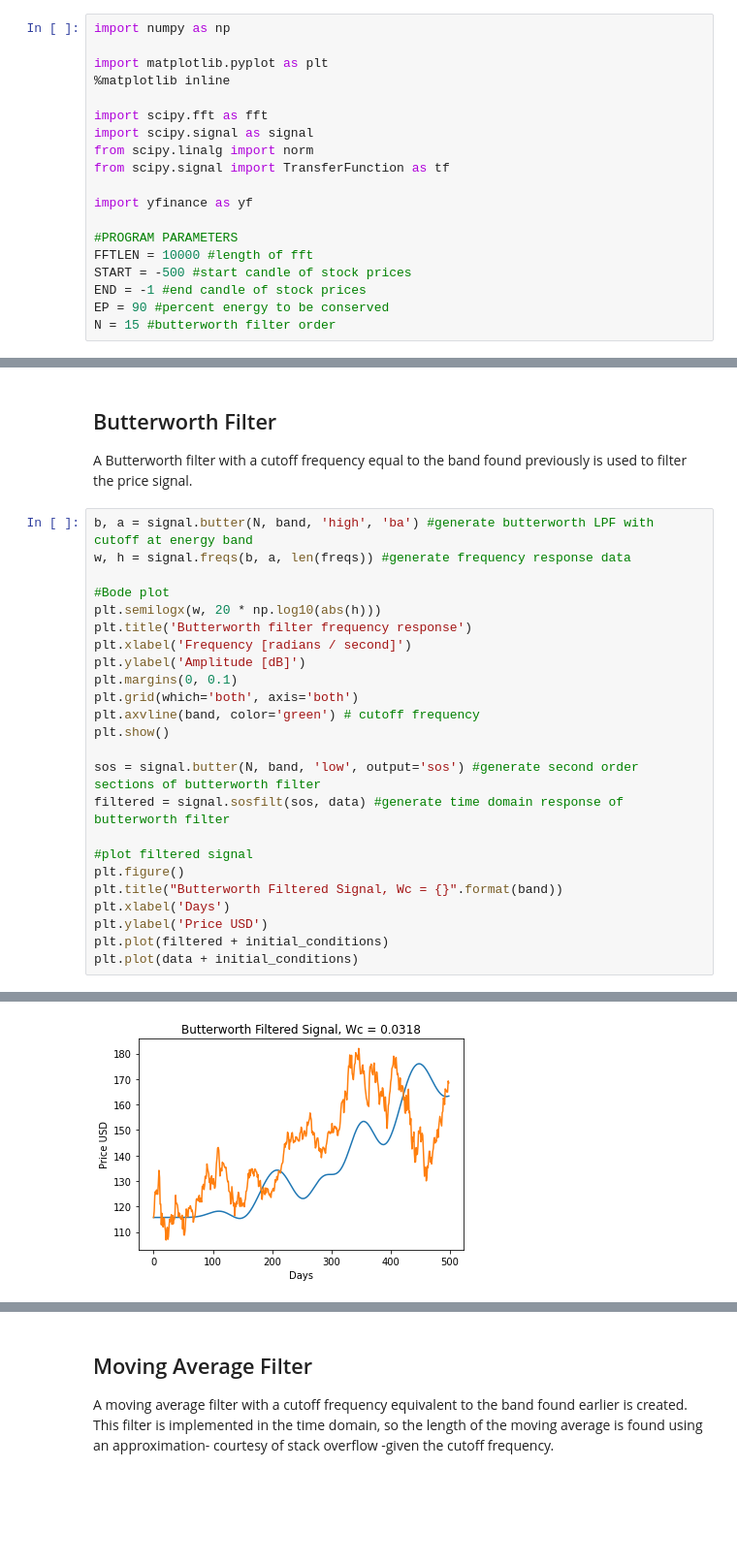
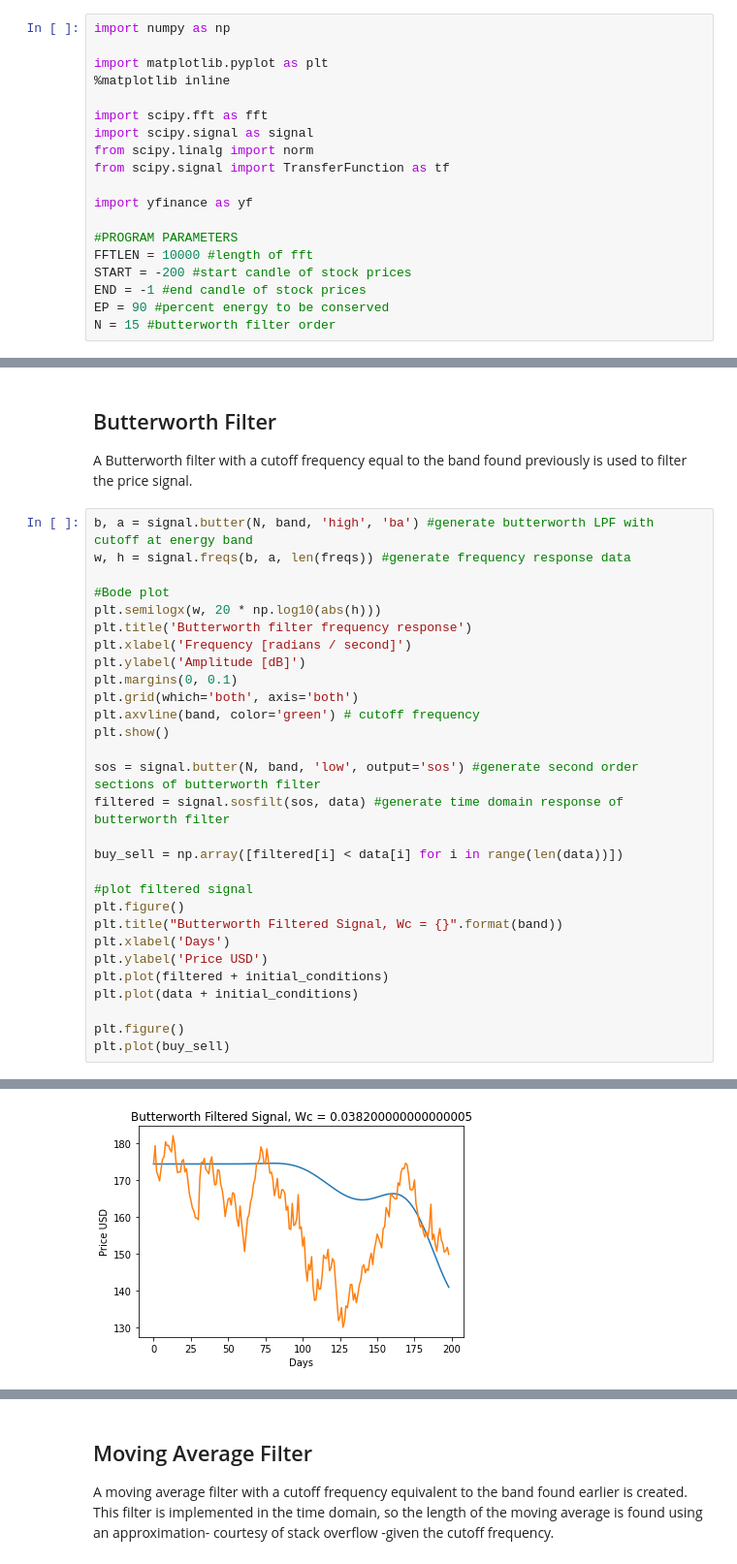
Before and after one commit to yassinkortam/ma_analysis, a Jupyter notebook: ma_analysis.ipynb, the cells around one changed output, grey strips where cells are left out. Shown: that part at 97% size. Drawn from its saved outputs; the diff is of its cells as text; blank space fills up the shorter version.

Commit message:
added buy sell

```diff
--- a/ma_analysis.ipynb
+++ b/ma_analysis.ipynb
@@ -17,7 +17,7 @@ import yfinance as yf
 
 #PROGRAM PARAMETERS
 FFTLEN = 10000 #length of fft
-START = -500 #start candle of stock prices
+START = -200 #start candle of stock prices
 END = -1 #end candle of stock prices
 EP = 90 #percent energy to be conserved
 N = 15 #butterworth filter order
@@ -96,6 +96,8 @@ plt.show()
 sos = signal.butter(N, band, 'low', output='sos') #generate second order sections of butterworth filter
 filtered = signal.sosfilt(sos, data) #generate time domain response of butterworth filter
 
+buy_sell = np.array([filtered[i] < data[i] for i in range(len(data))])
+
 #plot filtered signal
 plt.figure()
 plt.title("Butterworth Filtered Signal, Wc = {}".format(band))
@@ -103,4 +105,7 @@ plt.xlabel('Days')
 plt.ylabel('Price USD')
 plt.plot(filtered + initial_conditions)
 plt.plot(data + initial_conditions)
+
+plt.figure()
+plt.plot(buy_sell)
 # %% [output]
@@ -108,2 +113,2 @@ plt.plot(data + initial_conditions)
 [<matplotlib.lines.Line2D at 0x...>]
-[figure, old version]
+[figure, new version]
```
Also changed, not shown: parts of 4 cells of this notebook.
